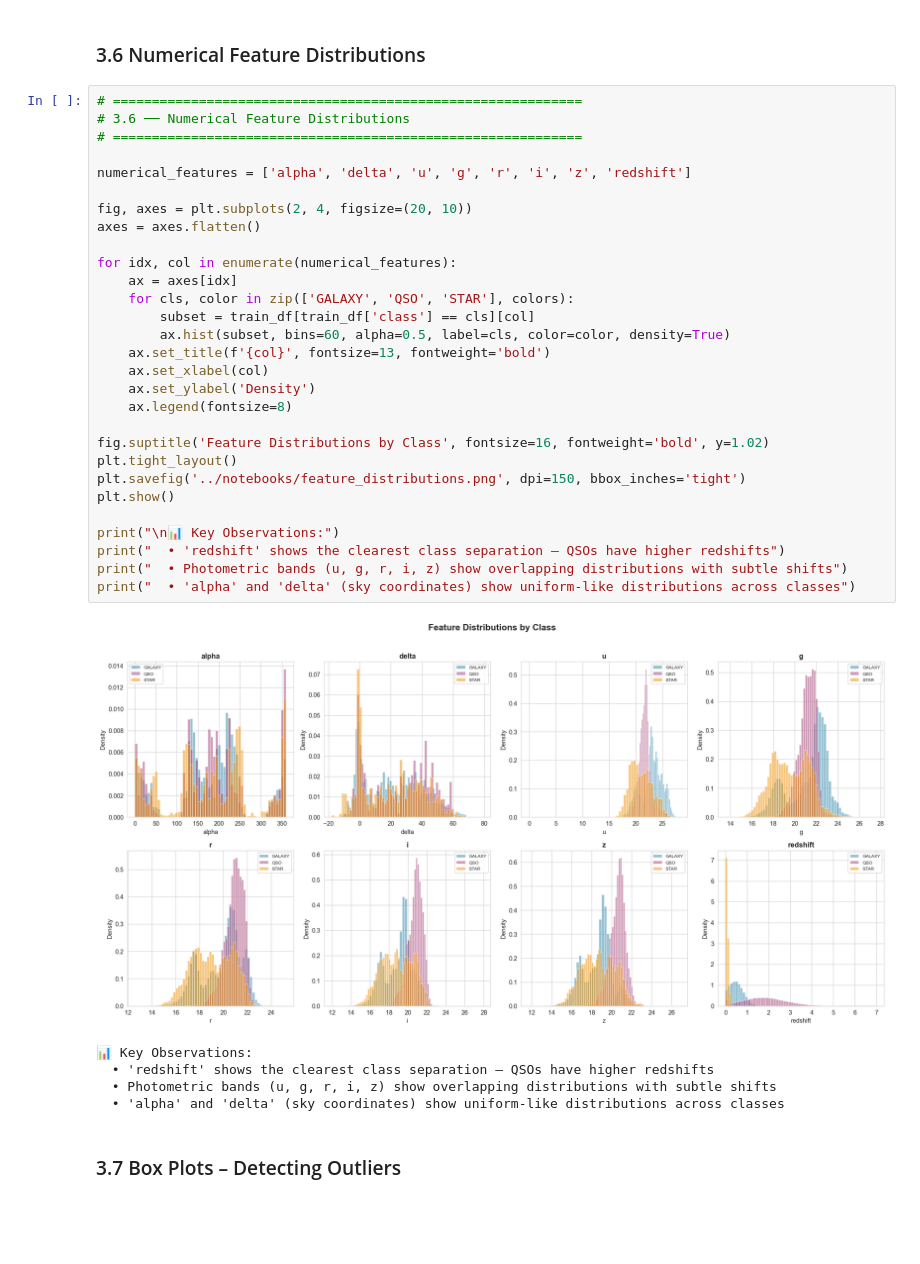
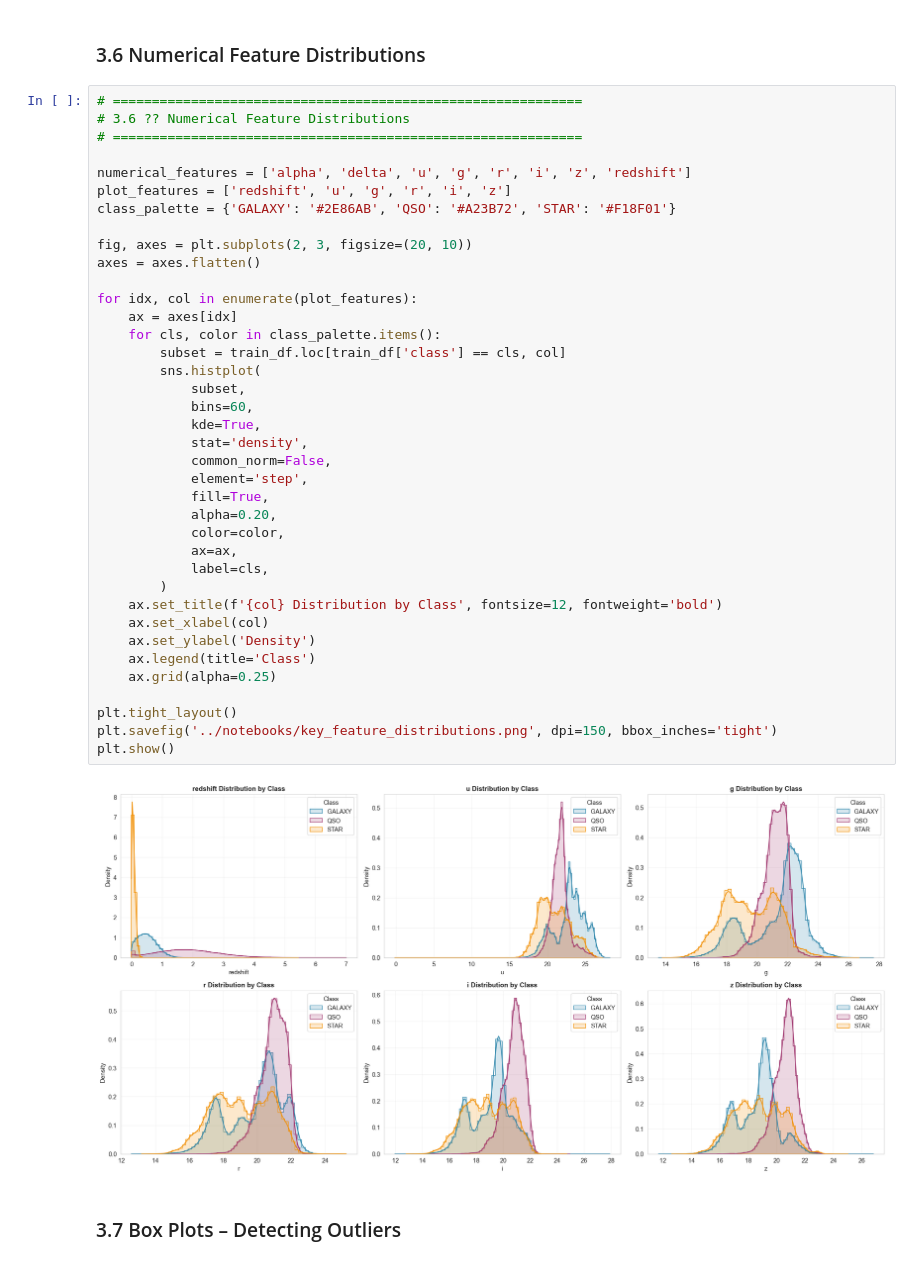
Before and after one commit to SavinduAbeysooriya/StellarClass-ML--Automated-Deep-Learning-Space-Classification, a Jupyter notebook: notebooks/stellar_classification.ipynb, the cells around one changed output. Saved outputs shown, nothing was run; the diff lists cells and outputs as text; blank space fills up the shorter version.

```diff
--- a/notebooks/stellar_classification.ipynb
+++ b/notebooks/stellar_classification.ipynb
@@ -510,39 +494,44 @@ Class Distribution Summary:
 ### 3.6 Numerical Feature Distributions
 # %%
 # ============================================================
-# 3.6 ── Numerical Feature Distributions
+# 3.6 ?? Numerical Feature Distributions
 # ============================================================
 
 numerical_features = ['alpha', 'delta', 'u', 'g', 'r', 'i', 'z', 'redshift']
+plot_features = ['redshift', 'u', 'g', 'r', 'i', 'z']
+class_palette = {'GALAXY': '#2E86AB', 'QSO': '#A23B72', 'STAR': '#F18F01'}
 
-fig, axes = plt.subplots(2, 4, figsize=(20, 10))
+fig, axes = plt.subplots(2, 3, figsize=(20, 10))
 axes = axes.flatten()
 
-for idx, col in enumerate(numerical_features):
+for idx, col in enumerate(plot_features):
     ax = axes[idx]
-    for cls, color in zip(['GALAXY', 'QSO', 'STAR'], colors):
-        subset = train_df[train_df['class'] == cls][col]
-        ax.hist(subset, bins=60, alpha=0.5, label=cls, color=color, density=True)
-    ax.set_title(f'{col}', fontsize=13, fontweight='bold')
+    for cls, color in class_palette.items():
+        subset = train_df.loc[train_df['class'] == cls, col]
+        sns.histplot(
+            subset,
+            bins=60,
+            kde=True,
+            stat='density',
+            common_norm=False,
+            element='step',
+            fill=True,
+            alpha=0.20,
+            color=color,
+            ax=ax,
+            label=cls,
+        )
+    ax.set_title(f'{col} Distribution by Class', fontsize=12, fontweight='bold')
     ax.set_xlabel(col)
     ax.set_ylabel('Density')
-    ax.legend(fontsize=8)
+    ax.legend(title='Class')
+    ax.grid(alpha=0.25)
 
-fig.suptitle('Feature Distributions by Class', fontsize=16, fontweight='bold', y=1.02)
 plt.tight_layout()
-plt.savefig('../notebooks/feature_distributions.png', dpi=150, bbox_inches='tight')
+plt.savefig('../notebooks/key_feature_distributions.png', dpi=150, bbox_inches='tight')
 plt.show()
-
-print("\n📊 Key Observations:")
-print("  • 'redshift' shows the clearest class separation – QSOs have higher redshifts")
-print("  • Photometric bands (u, g, r, i, z) show overlapping distributions with subtle shifts")
-print("  • 'alpha' and 'delta' (sky coordinates) show uniform-like distributions across classes")
 # %% [output]
-[figure, old version]
+[figure, new version]
-📊 Key Observations:
-  • 'redshift' shows the clearest class separation – QSOs have higher redshifts
-  • Photometric bands (u, g, r, i, z) show overlapping distributions with subtle shifts
-  • 'alpha' and 'delta' (sky coordinates) show uniform-like distributions across classes
 # %% [markdown]
 ### 3.7 Box Plots – Detecting Outliers
 # %%
```
Also changed, not shown: parts of 11 cells of this notebook, 4 other files.
